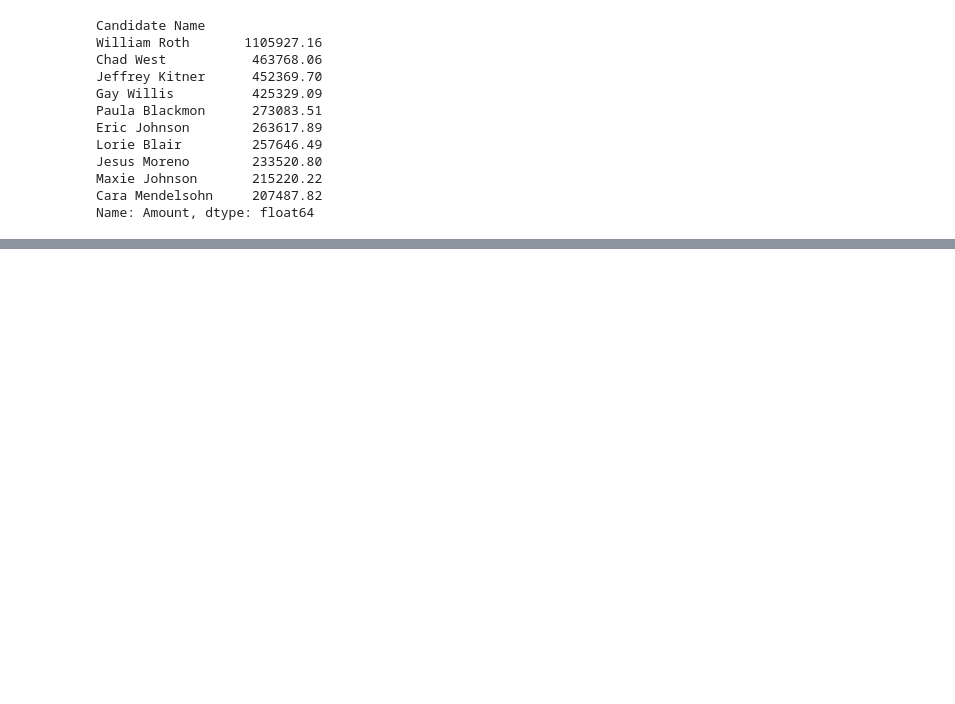
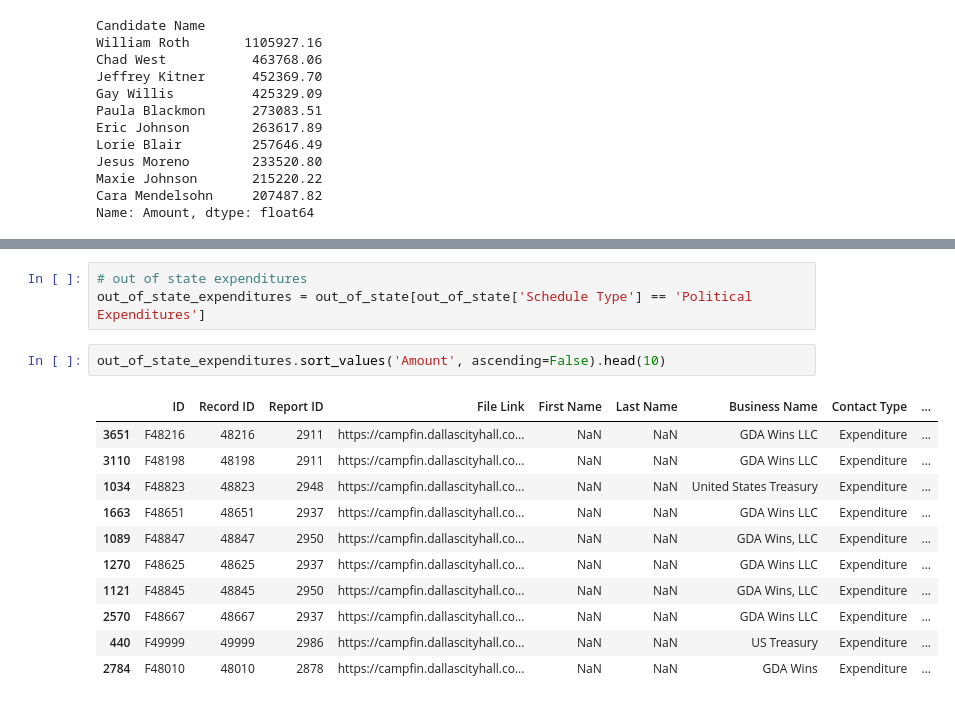
Before and after one commit to amahaja25/dmn-data-reporter-assessment, a Jupyter notebook: task_2/dallas-campfin.ipynb, the cells around one changed output, grey strips where cells are left out. Saved outputs shown, nothing was run; the diff lists cells and outputs as text; blank space fills up the shorter version.

```diff
--- a/task_2/dallas-campfin.ipynb
+++ b/task_2/dallas-campfin.ipynb
@@ -273,0 +428,17 @@ Name: Amount, dtype: float64
+# %%
+# out of state expenditures
+out_of_state_expenditures = out_of_state[out_of_state['Schedule Type'] == 'Political Expenditures']
+# %%
+out_of_state_expenditures.sort_values('Amount', ascending=False).head(10)
+# %% [output]
+|  | ID | Record ID | Report ID | File Link | First Name | Last Name | Business Name | Contact Type | ... |
+| 3651 | F48216 | 48216 | 2911 | https://campfin.dallascityhall.co... | NaN | NaN | GDA Wins LLC | Expenditure | ... |
+| 3110 | F48198 | 48198 | 2911 | https://campfin.dallascityhall.co... | NaN | NaN | GDA Wins LLC | Expenditure | ... |
+| 1034 | F48823 | 48823 | 2948 | https://campfin.dallascityhall.co... | NaN | NaN | United States Treasury | Expenditure | ... |
+| 1663 | F48651 | 48651 | 2937 | https://campfin.dallascityhall.co... | NaN | NaN | GDA Wins LLC | Expenditure | ... |
+| 1089 | F48847 | 48847 | 2950 | https://campfin.dallascityhall.co... | NaN | NaN | GDA Wins, LLC | Expenditure | ... |
+| 1270 | F48625 | 48625 | 2937 | https://campfin.dallascityhall.co... | NaN | NaN | GDA Wins LLC | Expenditure | ... |
+| 1121 | F48845 | 48845 | 2950 | https://campfin.dallascityhall.co... | NaN | NaN | GDA Wins, LLC | Expenditure | ... |
+| 2570 | F48667 | 48667 | 2937 | https://campfin.dallascityhall.co... | NaN | NaN | GDA Wins LLC | Expenditure | ... |
+| 440 | F49999 | 49999 | 2986 | https://campfin.dallascityhall.co... | NaN | NaN | US Treasury | Expenditure | ... |
+| 2784 | F48010 | 48010 | 2878 | https://campfin.dallascityhall.co... | NaN | NaN | GDA Wins | Expenditure | ... |
```
Also changed, not shown: parts of 21 cells of this notebook, 2 other files.
